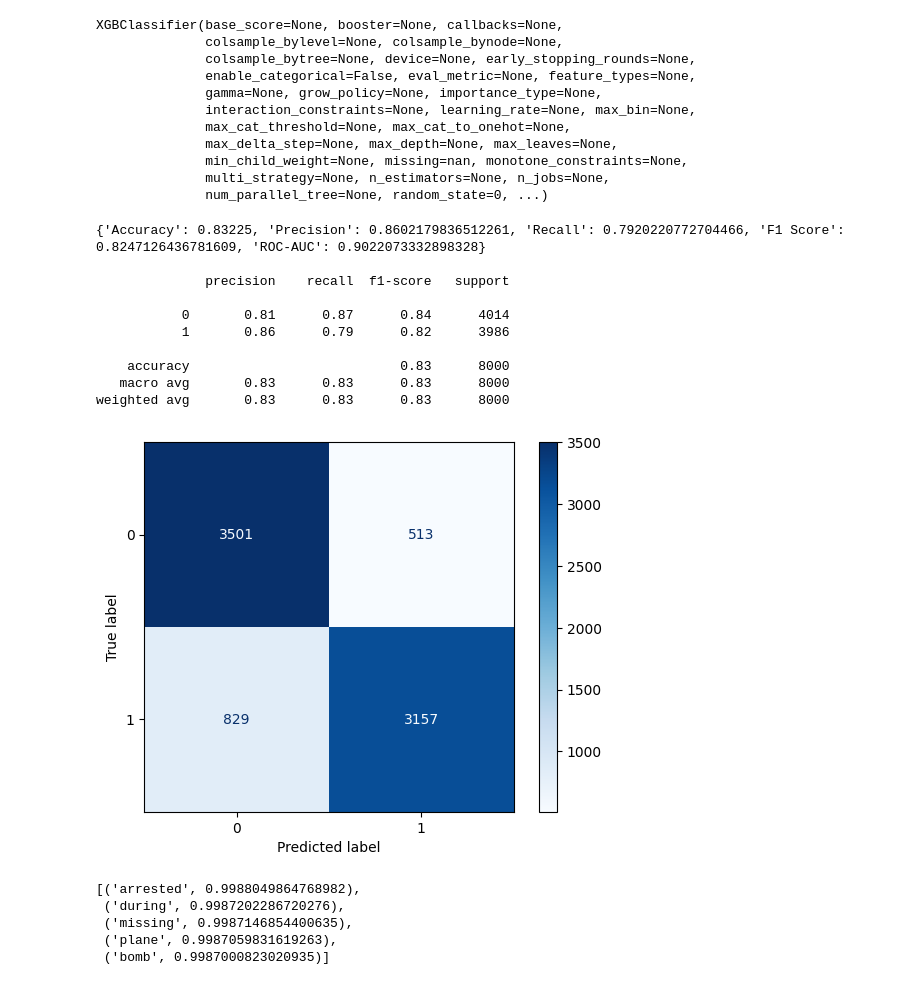
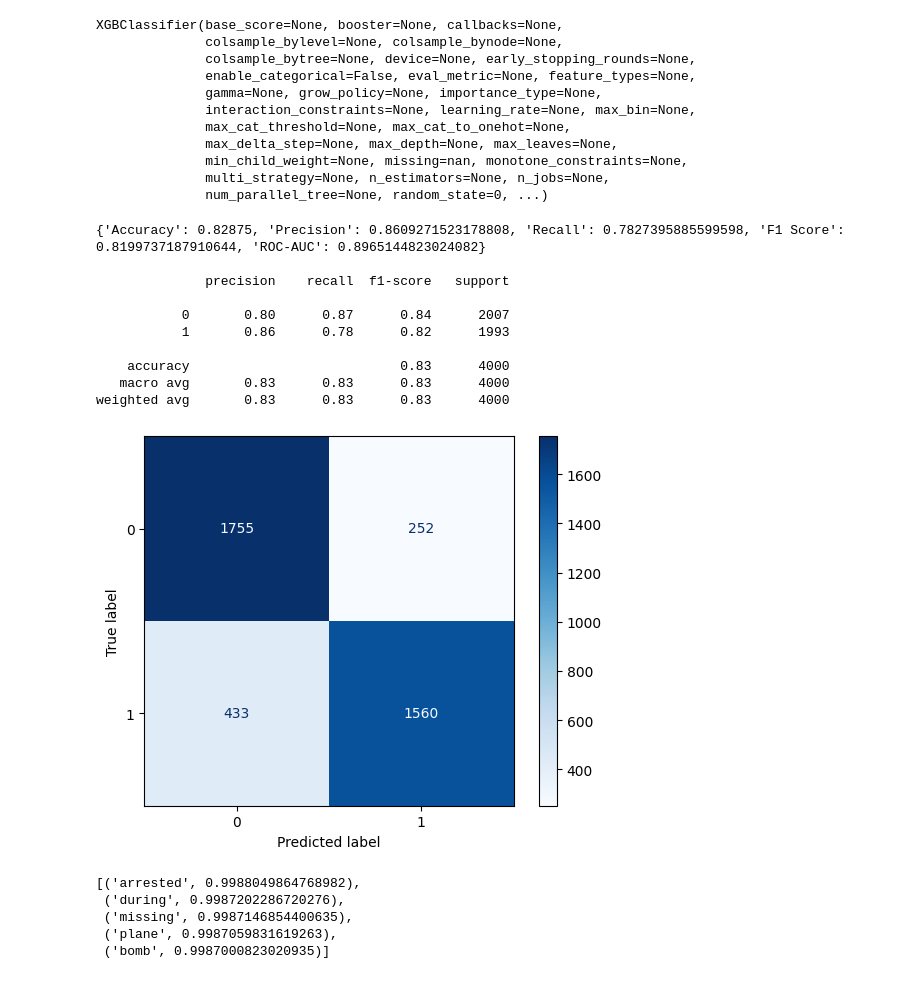
Before and after one commit to matkubita/ClickbaitDetectionThesis, a Jupyter notebook: notebooks/6-Word-Embedding-Models.ipynb, the cells around one changed output. Saved outputs shown, nothing was run; the diff lists cells and outputs as text; code cells hidden in the pictures.

```diff
--- a/notebooks/6-Word-Embedding-Models.ipynb
+++ b/notebooks/6-Word-Embedding-Models.ipynb
@@ -133,25 +138,22 @@ XGBClassifier(base_score=None, booster=None, callbacks=None,
               multi_strategy=None, n_estimators=None, n_jobs=None,
               num_parallel_tree=None, random_state=0, ...)
 # %%
-pred_xgb = xgb_model.predict(x_test_vect)
-pred_xgb_prob = xgb_model.predict_proba(x_test_vect)
+pred_xgb = xgb_model.predict(x_val_vect)
+pred_xgb_prob = xgb_model.predict_proba(x_val_vect)
-# %%
-print(calculate_metrics(y_test, pred_xgb, pred_xgb_prob[:,1]))
-print()
-print(classification_report(y_test, pred_xgb))
-plot_confusion_matrix(y_test, pred_xgb)
-# %% [output]
-{'Accuracy': 0.83225, 'Precision': 0.8602179836512261, 'Recall': 0.7920220772704466, 'F1 Score': 0.8247126436781609, 'ROC-AUC': 0.9022073332898328}
-
-              precision    recall  f1-score   support
-
-           0       0.81      0.87      0.84      4014
-           1       0.86      0.79      0.82      3986
-
-    accuracy                           0.83      8000
-   macro avg       0.83      0.83      0.83      8000
-weighted avg       0.83      0.83      0.83      8000
-[figure, removed]
+# %%
+create_summary_for_model_metrics(y_val, pred_xgb, pred_xgb_prob[:,1])
+# %% [output]
+{'Accuracy': 0.82875, 'Precision': 0.8609271523178808, 'Recall': 0.7827395885599598, 'F1 Score': 0.8199737187910644, 'ROC-AUC': 0.8965144823024082}
+
+              precision    recall  f1-score   support
+
+           0       0.80      0.87      0.84      2007
+           1       0.86      0.78      0.82      1993
+
+    accuracy                           0.83      4000
+   macro avg       0.83      0.83      0.83      4000
+weighted avg       0.83      0.83      0.83      4000
+[figure, added]
 # %%
 ## Exploring the model
 # %%
```
Also changed, not shown: parts of 21 cells of this notebook, 11 other files.
